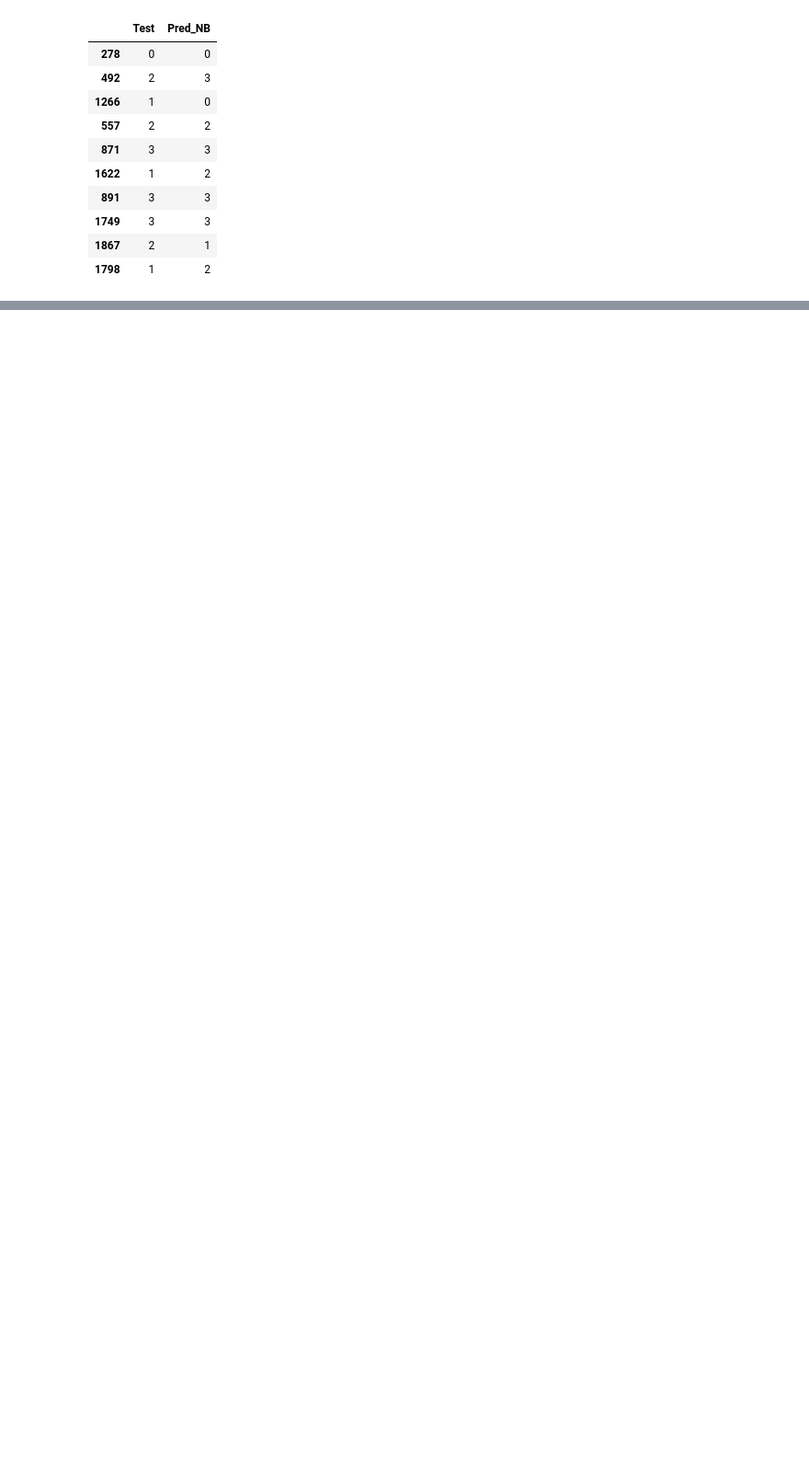
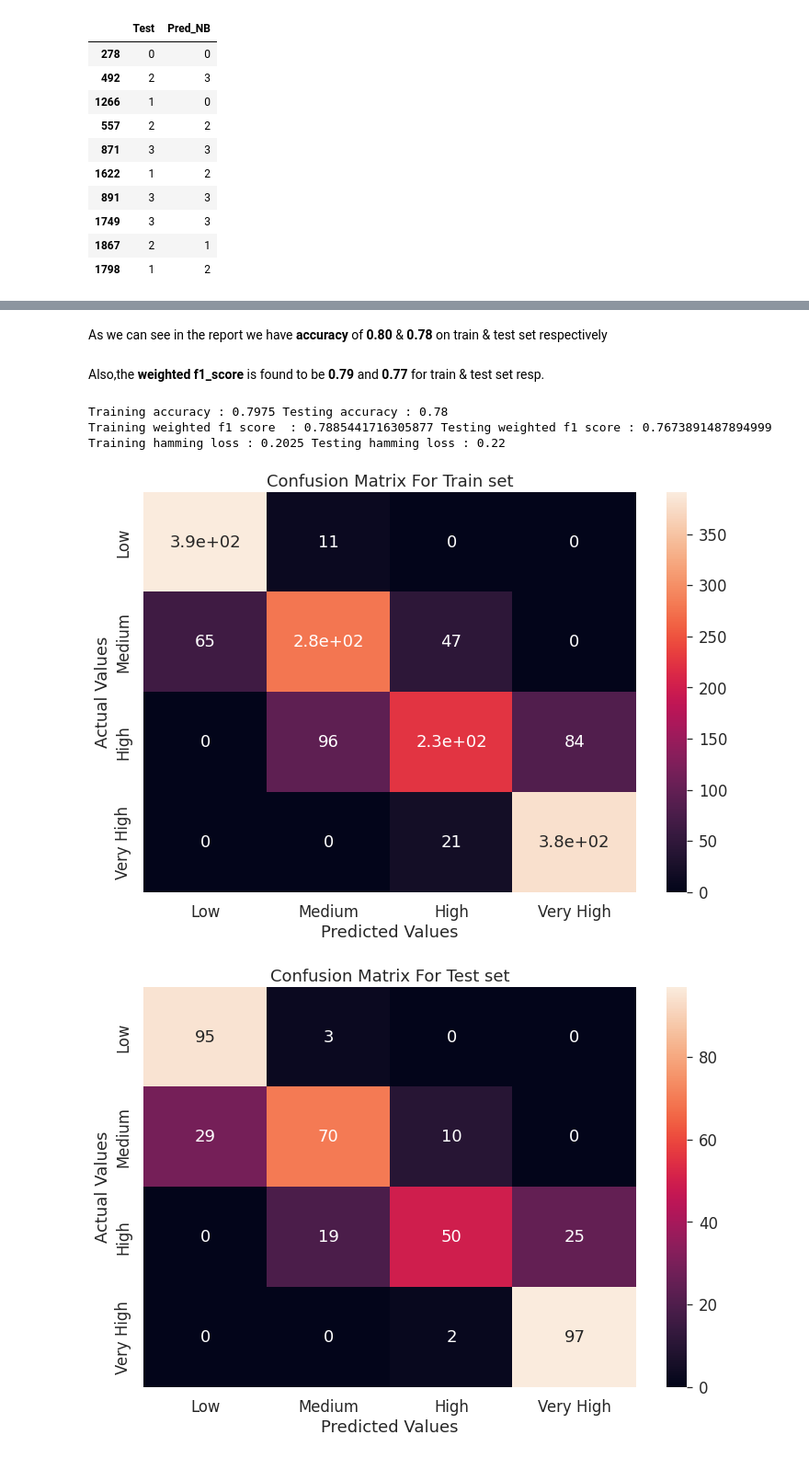
Before and after one commit to palash-21/Mobile-Price-Range-Prediction, a Jupyter notebook: Mobile_Price_Range_Prediction.ipynb, the cells around one changed output, grey strips where cells are left out. Shown at 92% size. Drawn from its saved outputs; the diff is of its cells as text; code cells hidden in the pictures; blank space fills up the shorter version.

```diff
--- a/Mobile_Price_Range_Prediction.ipynb
+++ b/Mobile_Price_Range_Prediction.ipynb
@@ -781,0 +790,6 @@ predict_df
+# %%
+tree_model = DecisionTreeClassifier(criterion='entropy', max_leaf_nodes=10, random_state=0)
+d_tree = tree_model.fit(X_train_std, y_train)
+# %%
+y_train_pred_tree = d_tree.predict(X_train_std)
+y_pred_tree = d_tree.predict(X_test_std)
@@ -781,0 +825,29 @@ predict_df
+# %% [markdown]
+As we can see in the report we have **accuracy** of **0.80** & **0.78** on train & test set respectively
+# %% [markdown]
+Also,the **weighted f1_score**  is found to be **0.79** and **0.77** for train & test set resp.
+# %%
+# Storing the accuracy ,weighted f1 score and hamming loss for comparison
+# Hamming loss is the fraction of targets that are misclassified.
+tree_y_train_acc = accuracy_score(y_train, y_train_pred_tree)
+tree_y_test_acc = accuracy_score(y_test, y_pred_tree)
+tree_y_train_f1 = f1_score(y_train, y_train_pred_tree,average='weighted')
+tree_y_test_f1 = f1_score(y_test, y_pred_tree,average='weighted')
+tree_y_train_hl = hamming_loss(y_train, y_train_pred_tree)
+tree_y_test_hl = hamming_loss(y_test, y_pred_tree)
+print("Training accuracy", ":", tree_y_train_acc ,
+      "Testing accuracy", ":",tree_y_test_acc)
+print("Training weighted f1 score ", ":", tree_y_train_f1,
+      "Testing weighted f1 score", ":",tree_y_test_f1)
+print("Training hamming loss", ":", tree_y_train_hl ,
+      "Testing hamming loss", ":",tree_y_test_hl)
+# %% [output]
+Training accuracy : 0.7975 Testing accuracy : 0.78
+Training weighted f1 score  : 0.7885441716305877 Testing weighted f1 score : 0.7673891487894999
+Training hamming loss : 0.2025 Testing hamming loss : 0.22
+# %%
+# Confusion Matrix
+CM(y_train,y_train_pred_tree,y_test,y_pred_tree)
+# %% [output]
+[figure, added]
+[figure, added]
```
Also changed, not shown: parts of 49 cells of this notebook.
